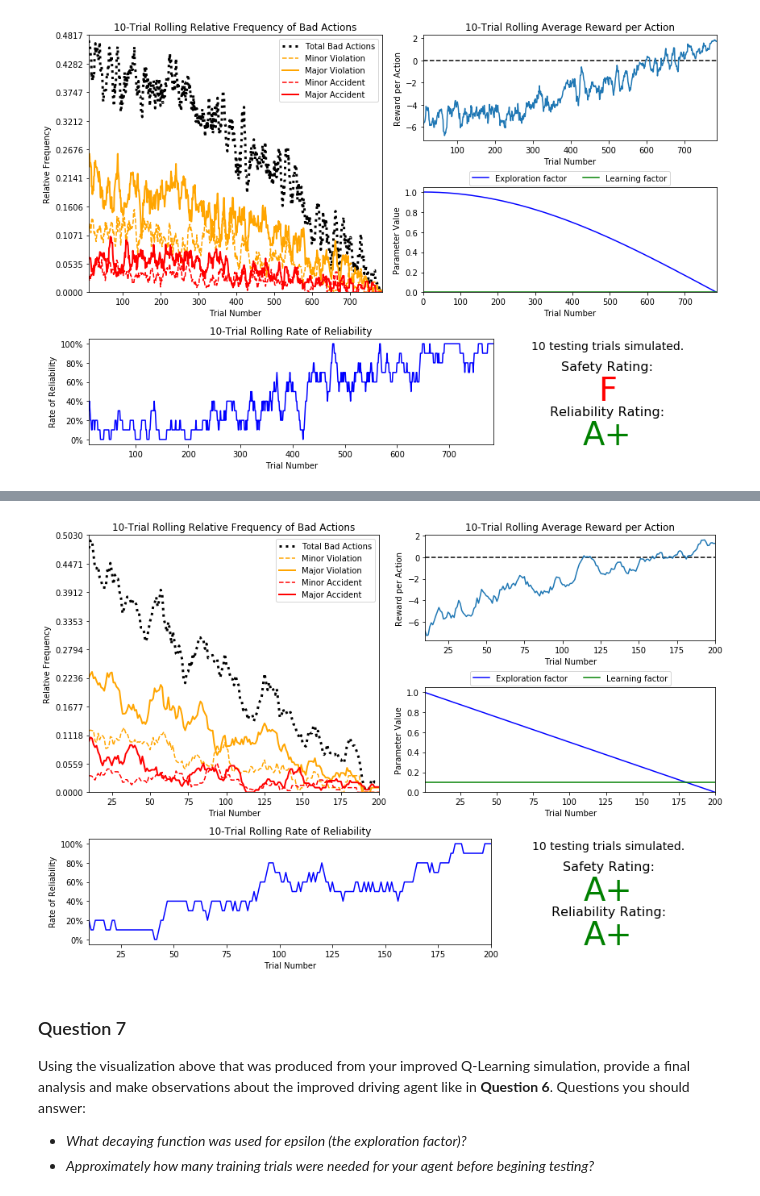
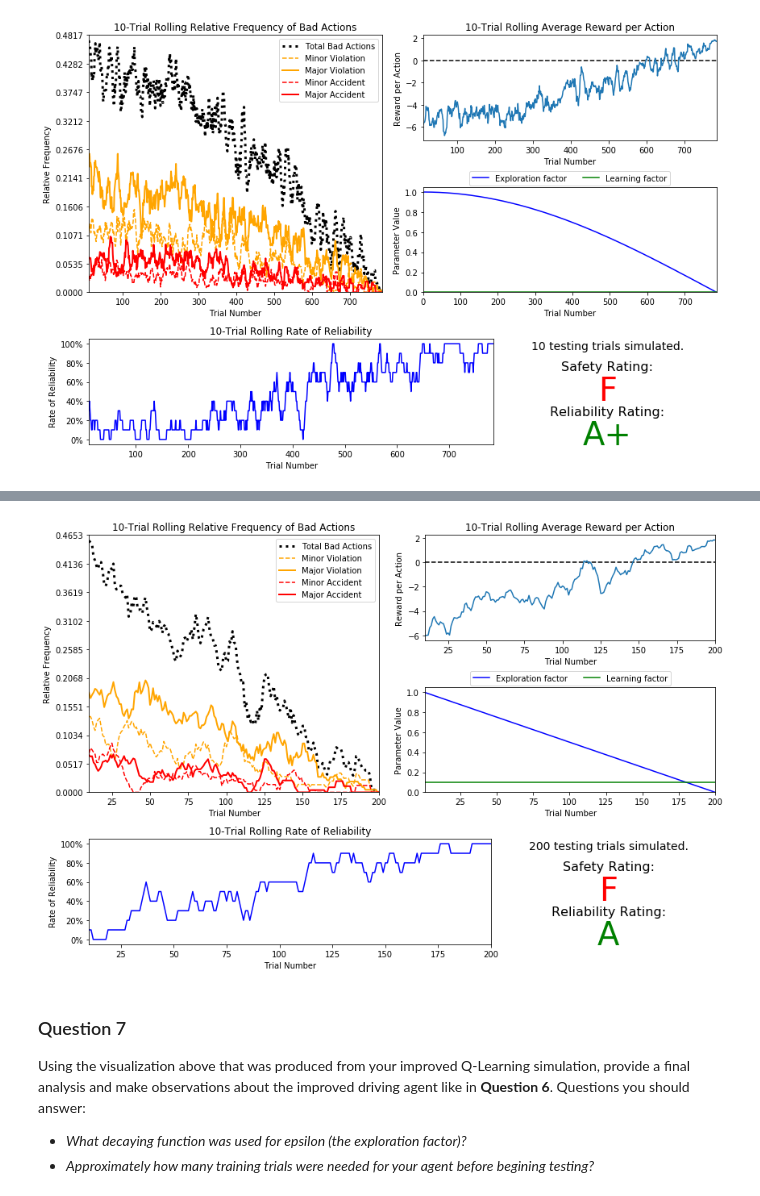
Before and after one commit to dirkhonda/udacity, a Jupyter notebook: smartcab/smartcab.ipynb, the cells around one changed output, grey strips where cells are left out. Drawn from its saved outputs; the diff is of its cells as text; code cells hidden in the pictures.

```diff
--- a/smartcab/smartcab.ipynb
+++ b/smartcab/smartcab.ipynb
@@ -331,10 +331,10 @@ vs.plot_trials('sim_improved-learning-14.csv')
 # %%
 #self.epsilon -= .005
 #epsilon=1.0, alpha=0.1
 #n_test=10, tolerance=0.00001
-vs.plot_trials('sim_improved-learning-15.csv')
+vs.plot_trials('sim_improved-learning.csv')
 # %% [output]
-[figure, old version]
+[figure, new version]
 # %% [markdown]
 ### Question 7
 Using the visualization above that was produced from your improved Q-Learning simulation, provide a final analysis and make observations about the improved driving agent like in **Question 6**. Questions you should answer:
```
Also changed, not shown: parts of 1 cell of this notebook, 13 other files.
